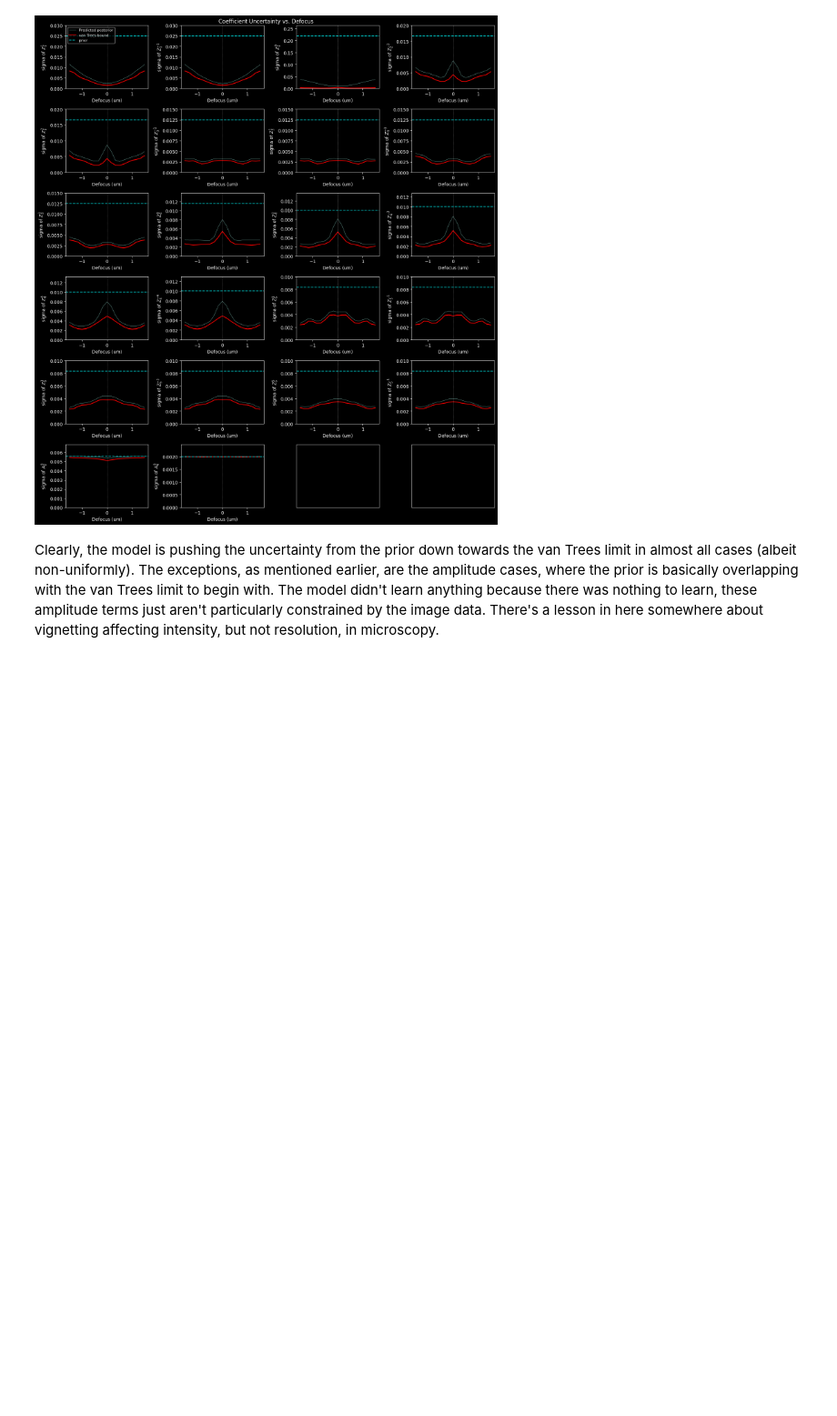
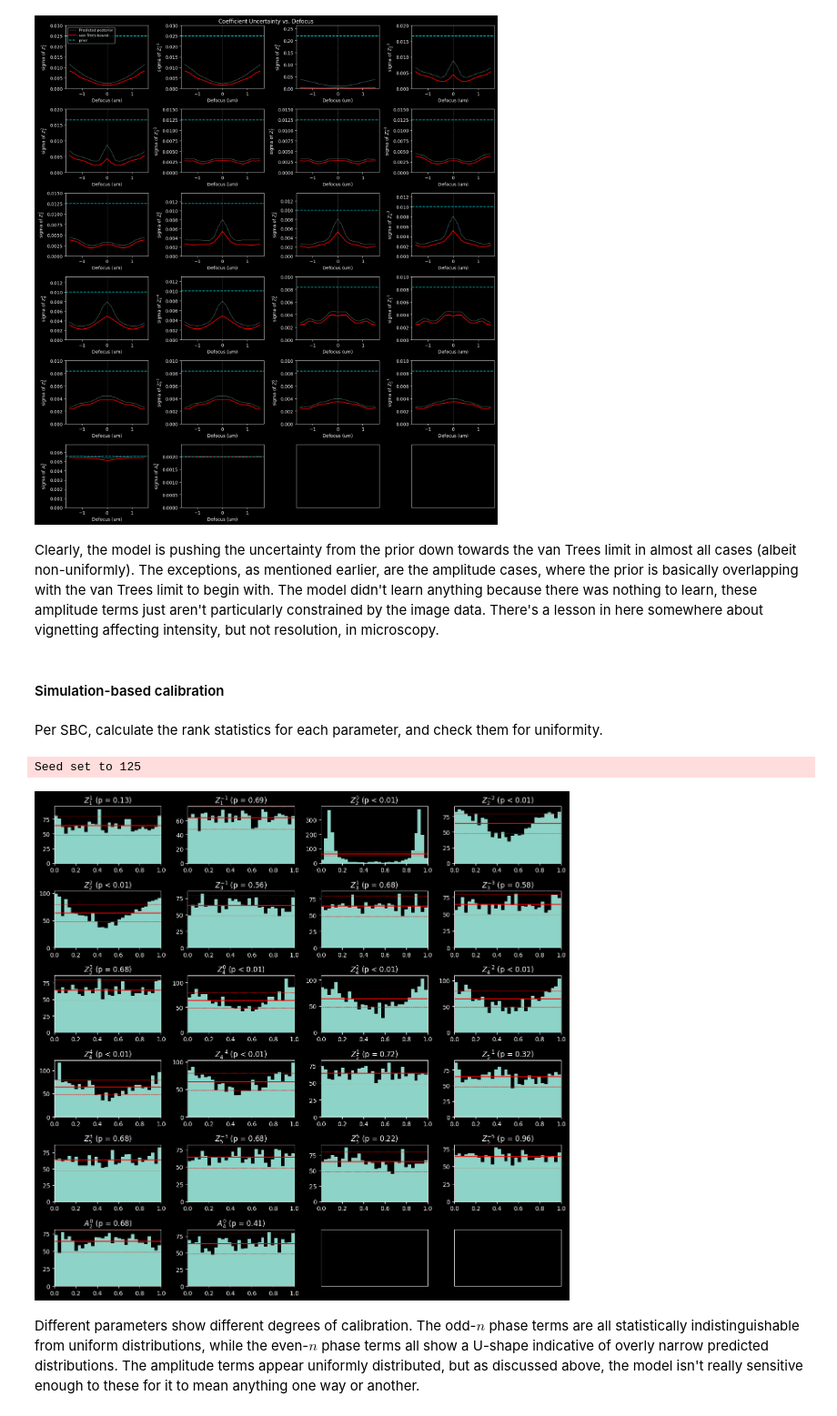
Before and after one commit to walterfu1064/cynosure, a Jupyter notebook: examples/information_theory/example_3a.ipynb, the cells around one changed output. Shown at 91% size. Drawn from its saved outputs; the diff is of its cells as text; code cells hidden in the pictures; blank space fills up the shorter version.

```diff
--- a/examples/information_theory/example_3a.ipynb
+++ b/examples/information_theory/example_3a.ipynb
@@ -271,3 +277,55 @@ fig.tight_layout()
 [figure]
 # %% [markdown]
 Clearly, the model is pushing the uncertainty from the prior down towards the van Trees limit in almost all cases (albeit non-uniformly). The exceptions, as mentioned earlier, are the amplitude cases, where the prior is basically overlapping with the van Trees limit to begin with. The model didn't learn anything because there was nothing to learn, these amplitude terms just aren't particularly constrained by the image data. There's a lesson in here somewhere about vignetting affecting intensity, but not resolution, in microscopy.
+# %% [markdown]
+#### Simulation-based calibration
+# %% [markdown]
+Per SBC, calculate the rank statistics for each parameter, and check them for uniformity.
+# %%
+batch_size = 2048
+num_samples = 512
+num_bins = 32
+# %%
+_ = pl.seed_everything(rng_seed+2, workers=True)
+coef_blocks, pred_coef_blocks = generate_and_predict(solver, batch_size, num_samples, chunk_size=8)
+ranks = []
+for cb, pcb in zip(coef_blocks, pred_coef_blocks):
+    r = calculate_rank_statistics(cb, pcb)
+    ranks.append(r)
+ranks = torch.cat(ranks, dim=-1)
+ranks = ranks[:, ~solver.coefficients.is_pinned]
+
+uniform_mean, uniform_std = get_expected_rank_statistics(batch_size, num_bins)
+pvalues = test_rank_uniformity(ranks, num_bins)
+# %% [output]
+Seed set to 125
+# %%
+num_cols = 4
+panel_size = 3
+aspect_ratio = 0.7
+num_coefs = ranks.shape[-1]
+
+num_rows = int(math.ceil(num_coefs / num_cols))
+figsize = (panel_size * aspect_ratio * num_rows, panel_size * num_cols)
+labels = solver.coefficients.nonpinned_labels
+
+fig, axarr = pyplot.subplots(num_rows, num_cols, figsize=figsize)
+for i, ax in enumerate(axarr.ravel()):
+    if i < num_coefs:
+        out = ax.hist(ranks[:, i].numpy(force=True), range=(0, 1), bins=num_bins)
+        ax.axhline(uniform_mean, ls="-", color="r")
+        ax.axhline(uniform_mean - 2*uniform_std, ls="--", lw=0.5, color="r")
+        ax.axhline(uniform_mean + 2*uniform_std, ls="--", lw=0.5, color="r")
+        ax.set_ylim(bottom=0)
+        ax.set_xlim(0, 1)
+
+        p_lbl = f"p = {pvalues[i]:.2f}" if pvalues[i] > 0.01 else "p < 0.01"
+        ax.set_title(f"{solver.coefficients.nonpinned_labels[i]} ({p_lbl})")
+    else:
+        ax.set_xticks([])
+        ax.set_yticks([])
+fig.tight_layout()
+# %% [output]
+[figure, added]
+# %% [markdown]
+Different parameters show different degrees of calibration. The odd-$n$ phase terms are all statistically indistinguishable from uniform distributions, while the even-$n$ phase terms all show a U-shape indicative of overly narrow predicted distributions. The amplitude terms appear uniformly distributed, but as discussed above, the model isn't really sensitive enough to these for it to mean anything one way or another.
```
Also changed, not shown: parts of 1 cell of this notebook.
